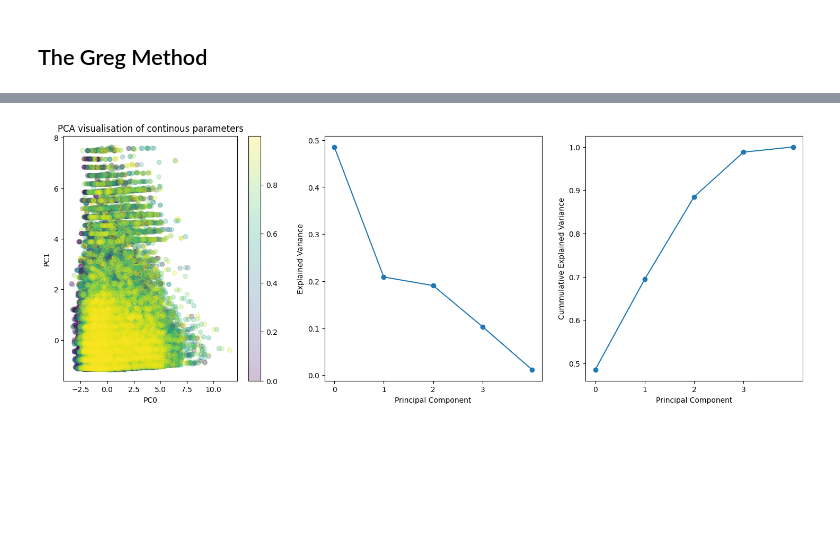
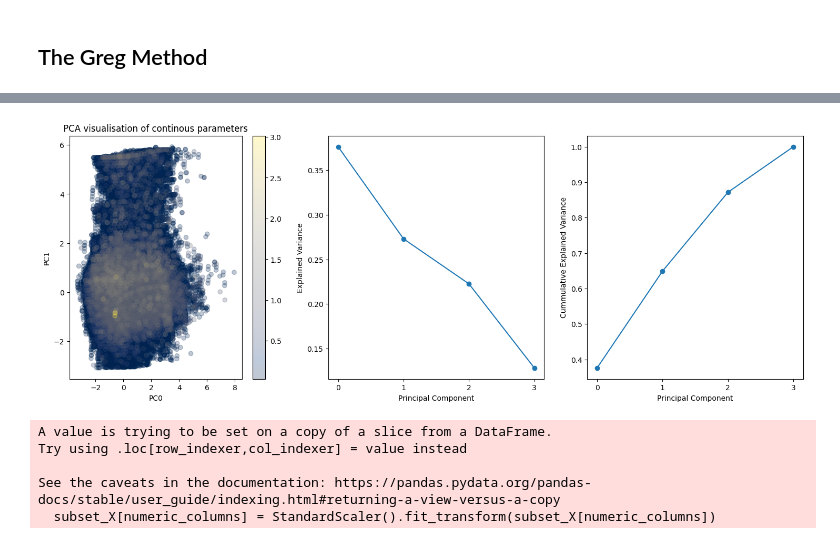
Before and after one commit to SAKULAK/ITU-MachineLearning-FinalProject-Couriers, a Jupyter notebook: Gregs_method.ipynb, the cells around one changed output, grey strips where cells are left out. Drawn from its saved outputs; the diff is of its cells as text; code cells hidden in the pictures; blank space fills up the shorter version.

```diff
--- a/Gregs_method.ipynb
+++ b/Gregs_method.ipynb
@@ -43,19 +59,0 @@ df.sort_values("Risk")
-# %%
-plt.figure(figsize=(18,5))
-
-for i, claimNb in enumerate(sorted(df["ClaimNb"].unique())):
-    plt.subplot(1,3,1)
-    plt.scatter(df.loc[df["ClaimNb"] == claimNb, ["Exposure"]], ((claimNb**2)*(df["Exposure"].max()-df.loc[df["ClaimNb"] == claimNb, ["Exposure"]])), label = f"ClaimNb = {claimNb}")
-    plt.xlabel("Exposure")
-    plt.ylabel("Risk Penalty (Exposure)")
-    # Adjust Risk Based on Exposure penalty
-    df.loc[df["ClaimNb"] == claimNb, "Risk"] += ((claimNb**2)*(df["Exposure"].max()-df.loc[df["ClaimNb"] == claimNb, "Exposure"]))
-    plt.legend()
-    plt.subplot(1,3,2)
-    plt.scatter(df.loc[df["ClaimNb"] == claimNb, ["Risk"]], df.loc[df["ClaimNb"] == claimNb, ["Exposure"]], label = f"ClaimNb = {claimNb}")
-    plt.xlabel("Risk")
-    plt.ylabel("Exposure")
-    plt.legend()
-plt.subplot(1,3,3)
-plt.hist(df["Risk"])
-plt.yscale("log")
@@ -96,36 +70,45 @@ plt.hist(df["TimeBetweenClaims"], bins=50)
+# %%
+from custom.util.data_manipulation import load_and_process_data
+import pandas as pd
+import matplotlib.pyplot as plt
+import numpy as np
+X, y, numeric_columns, categorical_columns = load_and_process_data(r'data/claims_train.csv', get_dummies=True, scaler="standard")
+df = load_and_process_data(r'data/claims_train.csv', get_dummies=False, scaler=None, return_full_df=True)
 # %%
 from sklearn.decomposition import PCA
 from sklearn.preprocessing import StandardScaler
+from sklearn.preprocessing import QuantileTransformer
 
+df.reset_index(inplace=True, drop=True)
 
-columns2 = ["VehPower", "DrivAge", "BonusMalus", "Density", "Interaction1"]
+columns_list = [numeric_columns]
 
-columns_list = [columns2]
+df.sort_values("Risk", inplace=True)
 
 for columns in columns_list:
     plt.figure(figsize=(18, 6))
     ContinousData = pd.DataFrame(StandardScaler().fit_transform(df[columns]), columns=columns)
     pca = PCA().fit(ContinousData)
     pcad = pca.transform(ContinousData)
 
     plt.subplot(1, 3, 1)
-    plt.scatter(pcad[:, 0], pcad[:, 1], c = df["TimeBetweenClaims"], alpha=0.25)
+    plt.scatter(pcad[:, 0], pcad[:, 1], c = df["Risk"], alpha=0.25, cmap='cividis')
     plt.title("PCA visualisation of continous parameters")
     plt.xlabel("PC0")
     plt.ylabel("PC1")
     plt.colorbar()
 
 
     plt.subplot(1, 3, 2)
     plt.plot(pca.explained_variance_ratio_, marker = "o")
 
-    plt.xticks(range(4))
+    plt.xticks(range(len(columns)))
     plt.xlabel("Principal Component")
     plt.ylabel("Explained Variance")
     plt.subplot(1, 3, 3)
     plt.plot([sum(pca.explained_variance_ratio_[:i+1]) for i, ratio in enumerate(pca.explained_variance_ratio_)], marker = "o")
-    plt.xticks(range(4))
+    plt.xticks(range(len(columns)))
     plt.xlabel("Principal Component")
     plt.ylabel("Cummulative Explained Variance")
 # %% [output]
-[figure, old version]
+[figure, new version]
@@ -131,0 +122,13 @@ for columns in columns_list:
+# %%
+import umap
+from sklearn.preprocessing import QuantileTransformer
+
+subset_X.loc[:,numeric_columns] = StandardScaler().fit_transform(subset_X[numeric_columns])
+
+umaped = umap.UMAP(n_neighbors=50, min_dist=0.1, init='random', target_weight=0.5).fit_transform(subset_X)
+# %% [output]
+A value is trying to be set on a copy of a slice from a DataFrame.
+Try using .loc[row_indexer,col_indexer] = value instead
+
+See the caveats in the documentation: https://pandas.pydata.org/pandas-docs/stable/user_guide/indexing.html#returning-a-view-versus-a-copy
+  subset_X[numeric_columns] = StandardScaler().fit_transform(subset_X[numeric_columns])
```
Also changed, not shown: parts of 12 cells of this notebook, 17 other files.
